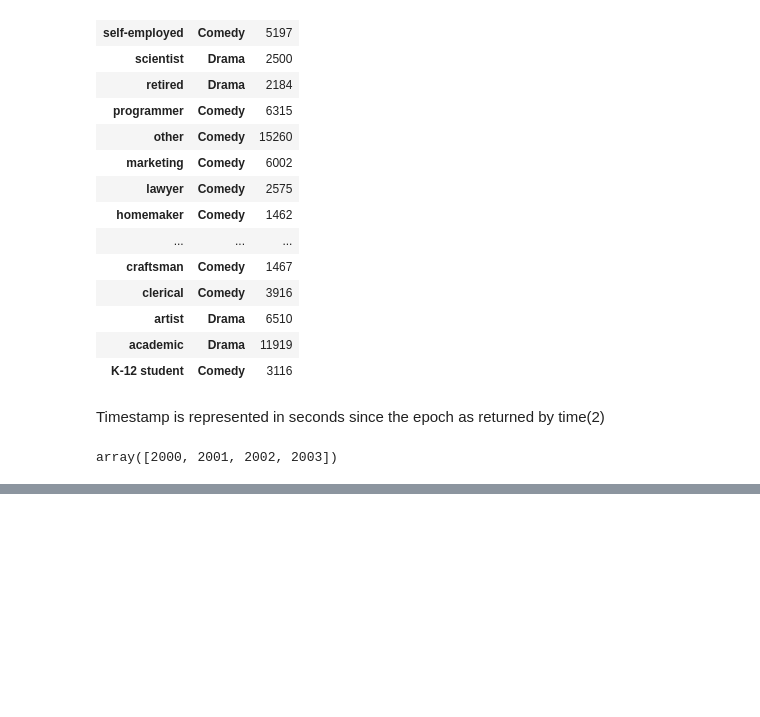
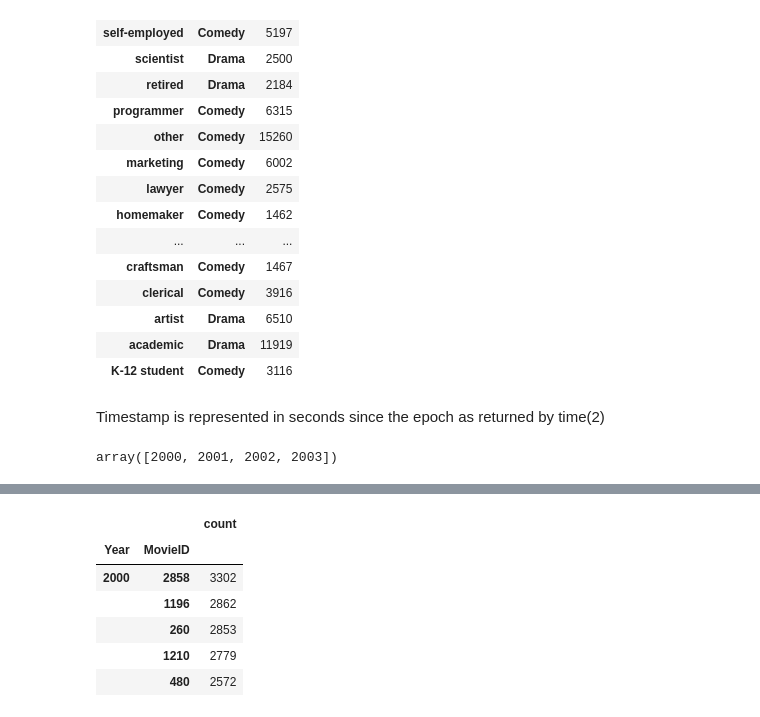
Before and after one commit to amprova/Larger_scale_data, a Jupyter notebook: project2/data_summary.ipynb, the cells around one changed output, grey strips where cells are left out. Drawn from its saved outputs; the diff is of its cells as text; code cells hidden in the pictures; blank space fills up the shorter version.

```diff
--- a/project2/data_summary.ipynb
+++ b/project2/data_summary.ipynb
@@ -343,0 +358,11 @@ array([2000, 2001, 2002, 2003])
+# %%
+popbyyear_movies = groupby_count(joined, ['Year','MovieID'], 'Rating')
+popbyyear_movies.sort_values(by='count',ascending=False).head()
+# %% [output]
+|  |  | count |
+| Year | MovieID |  |
+| 2000 | 2858 | 3302 |
+|  | 1196 | 2862 |
+|  | 260 | 2853 |
+|  | 1210 | 2779 |
+|  | 480 | 2572 |
```
Also changed, not shown: parts of 5 cells of this notebook, 58 other files.
